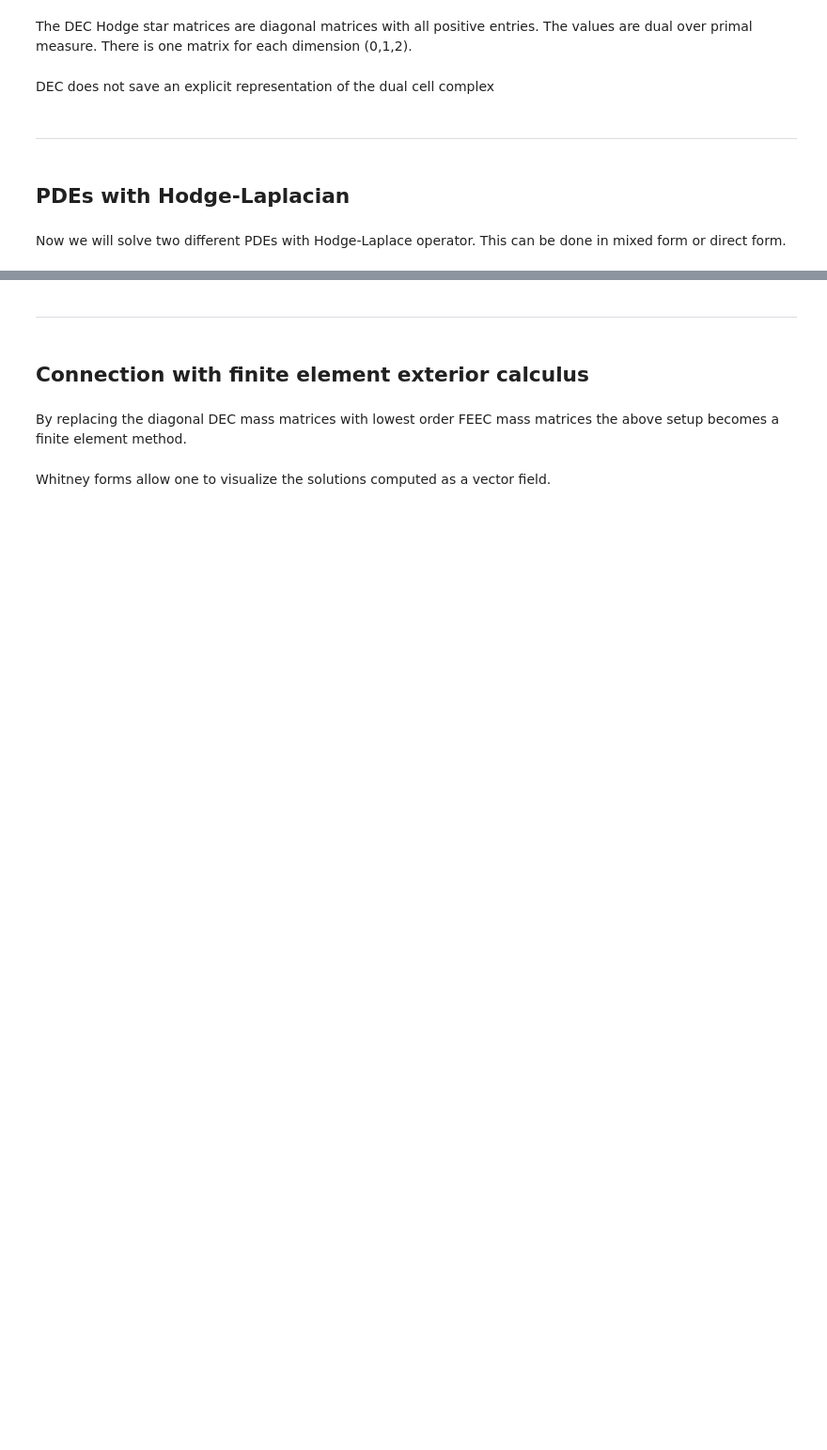
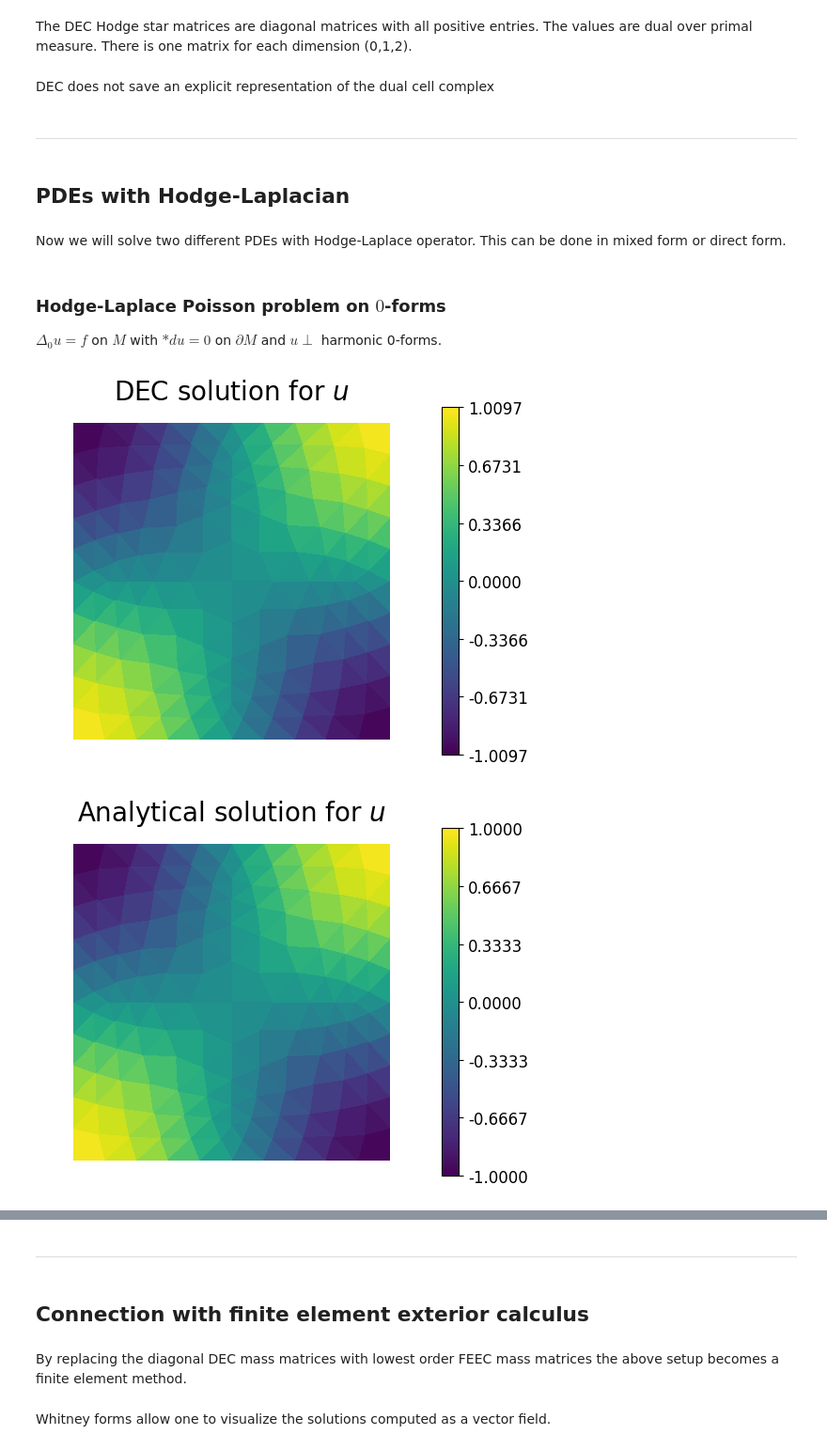
Before and after one commit to discrete-exterior-calculus/dec-icts-2025, a Jupyter notebook: PyDEC-intro.ipynb, the cells around one changed output, grey strips where cells are left out. Shown at 94% size. Cells and saved outputs as stored; diff of their text form; code cells hidden in the pictures; blank space fills up the shorter version.

Commit message:
Added a Poisson and Helmholtz example; and filled a few to-be-added details from before these computations

```diff
--- a/PyDEC-intro.ipynb
+++ b/PyDEC-intro.ipynb
@@ -133,5 +152,61 @@ DEC does not save an explicit representation of the dual cell complex
 ## PDEs with Hodge-Laplacian
 # %% [markdown]
 Now we will solve two different PDEs with Hodge-Laplace operator. This can be done in mixed form or direct form.
+# %% [markdown]
+### Hodge-Laplace Poisson problem on $0$-forms
+
+$\Delta_0 u = f$ on $M$ with $*d u = 0$ on $\partial M$ and $u \perp$ harmonic 0-forms.
 # %%
-# Hodge-Laplace problem
+import scipy.sparse as sprs
+import scipy.sparse.linalg as spla
+
+# We first need a known solution and the corresponding right hand side function
+def u_analytical(x, y):
+    return np.cos(np.pi*x) * np.cos(np.pi*y)
+
+def f(x, y):
+    return 2 * np.pi**2 * np.cos(np.pi*x) * np.cos(np.pi*y)
+
+# We shall solve this problem on the unit square from above
+vertices = np.loadtxt('meshes/square272/vertices.txt')
+triangles = np.loadtxt('meshes/square272/triangles.txt', dtype=np.int64)
+vm = visualizable_simplicial_mesh(vertices, triangles)
+
+# We now set up the discretized Laplacian and right hand side
+N0 = vm[0].num_simplices    # Number of vertices
+d0 = vm[0].d    # The d0 matrix
+hodge0 = vm[0].star    # Hodge star 0
+hodge1 = vm[1].star    # Hodge star 1
+A = d0.T * hodge1 * d0    # Stiffness matrix corresponding to the system
+b = np.zeros(N0)    # Initial right hand side...
+u = np.zeros(N0)    # and solution vectors
+b = np.array([f(*v) for v in vm.vertices])    # Compute the discretized right hand side
+
+C = np.asmatrix(np.ones(N0))    # Constraint matrix for u orthogonal to harmonics
+K = sprs.bmat([[A, C.T],
+               [C, None]], format='csr')
+rhs = np.hstack((hodge0 * b, [0]))    # Solve constrainted linear system using Lagrange multipliers
+x = spla.spsolve(K, rhs)    # Solution using a sparse direct solvers
+u = x[:N0]    # Extract the solution...
+lmbda = x[N0]    # and ignore the Lagrange multiplier
+
+# Visualize
+u_true = np.array([u_analytical(*v) for v in vm.vertices])
+plt.figure(); ax = plt.gca()
+plt.tripcolor(vertices[:, 0], vertices[:, 1], triangles, u, vmin=min(u), vmax=max(u))
+cb = plt.colorbar(ticks=np.linspace(min(u), max(u), 7), format='%1.4f')
+plt.axes(cb.ax);
+plt.yticks(fontsize=12); plt.axes(ax)
+ax.set_title("DEC solution for $u$", fontsize=20)
+plt.axis('equal'); ax.set_axis_off()
+
+plt.figure(); ax = plt.gca()
+plt.tripcolor(vertices[:, 0], vertices[:, 1], triangles, u_true, vmin=min(u_true), vmax=max(u_true))
+cb = plt.colorbar(ticks=np.linspace(min(u_true), max(u_true), 7), format='%1.4f')
+plt.axes(cb.ax);
+plt.yticks(fontsize=12); plt.axes(ax)
+ax.set_title("Analytical solution for $u$", fontsize=20)
+plt.axis('equal'); ax.set_axis_off()
+# %% [output]
+[figure, added]
+[figure, added]
```
Also changed, not shown: parts of 9 cells of this notebook.
